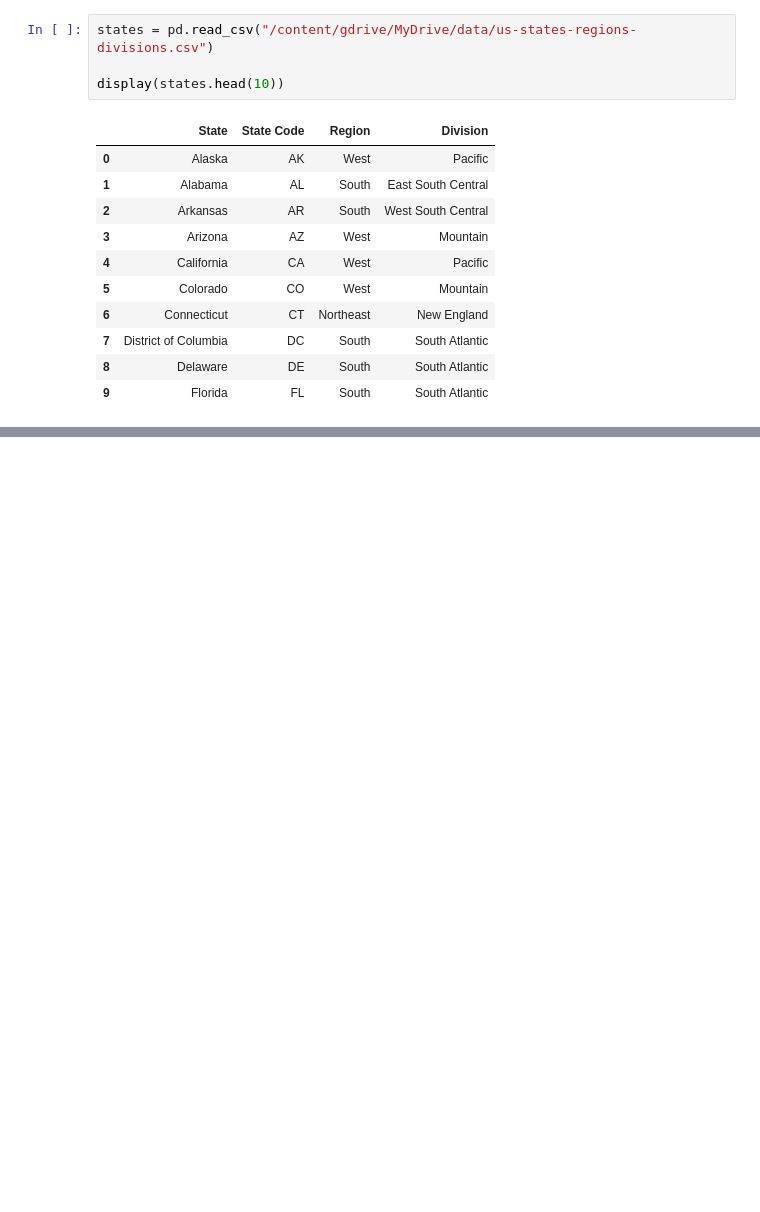
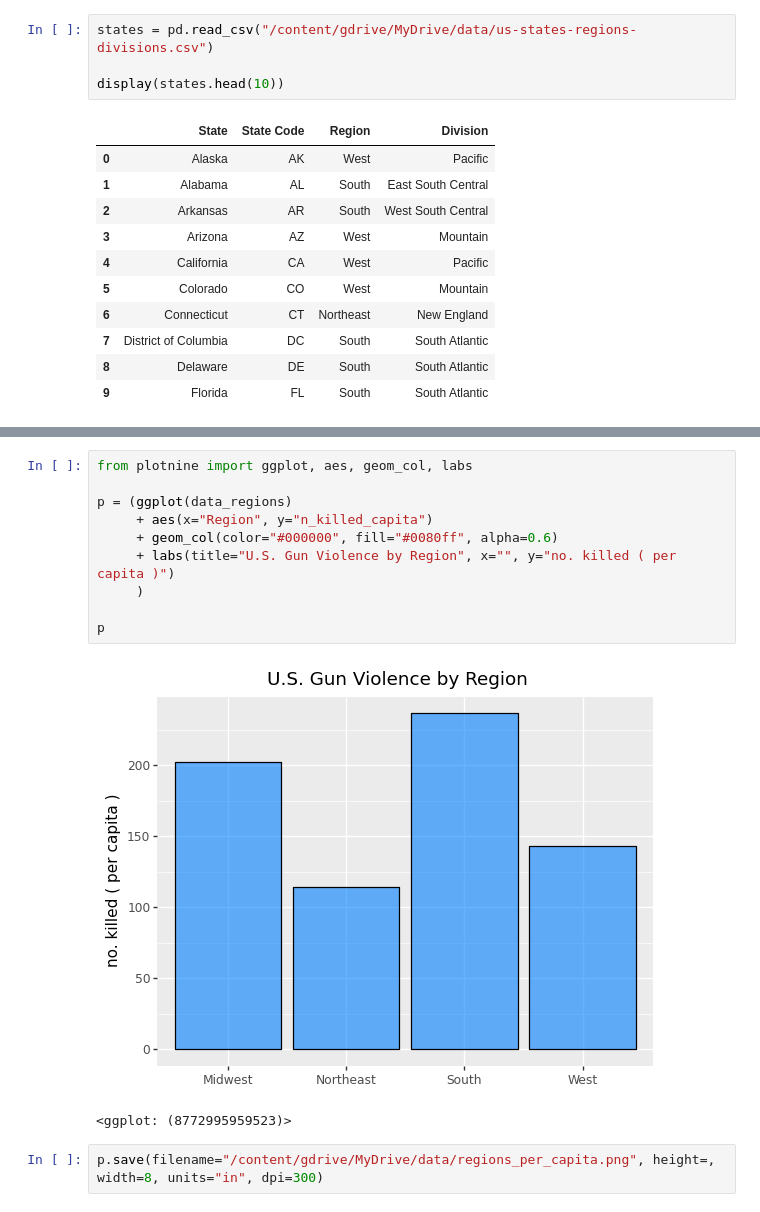
Before and after one commit to usefulmove/code, a Jupyter notebook: guns/guns.ipynb, the cells around one changed output, grey strips where cells are left out. Saved outputs shown, nothing was run; the diff lists cells and outputs as text; blank space fills up the shorter version.

```diff
--- a/guns/guns.ipynb
+++ b/guns/guns.ipynb
@@ -209,0 +211,15 @@ Text(0, 0.5, 'no. killed (per capita)')
+# %%
+from plotnine import ggplot, aes, geom_col, labs
+
+p = (ggplot(data_regions)
+     + aes(x="Region", y="n_killed_capita")
+     + geom_col(color="#000000", fill="#0080ff", alpha=0.6)
+     + labs(title="U.S. Gun Violence by Region", x="", y="no. killed ( per capita )")
+     )
+
+p
+# %% [output]
+[figure, added]
+<ggplot: (8772995959523)>
+# %%
+p.save(filename="/content/gdrive/MyDrive/data/regions_per_capita.png", height=, width=8, units="in", dpi=300)
```
Also changed, not shown: parts of 2 cells of this notebook.
